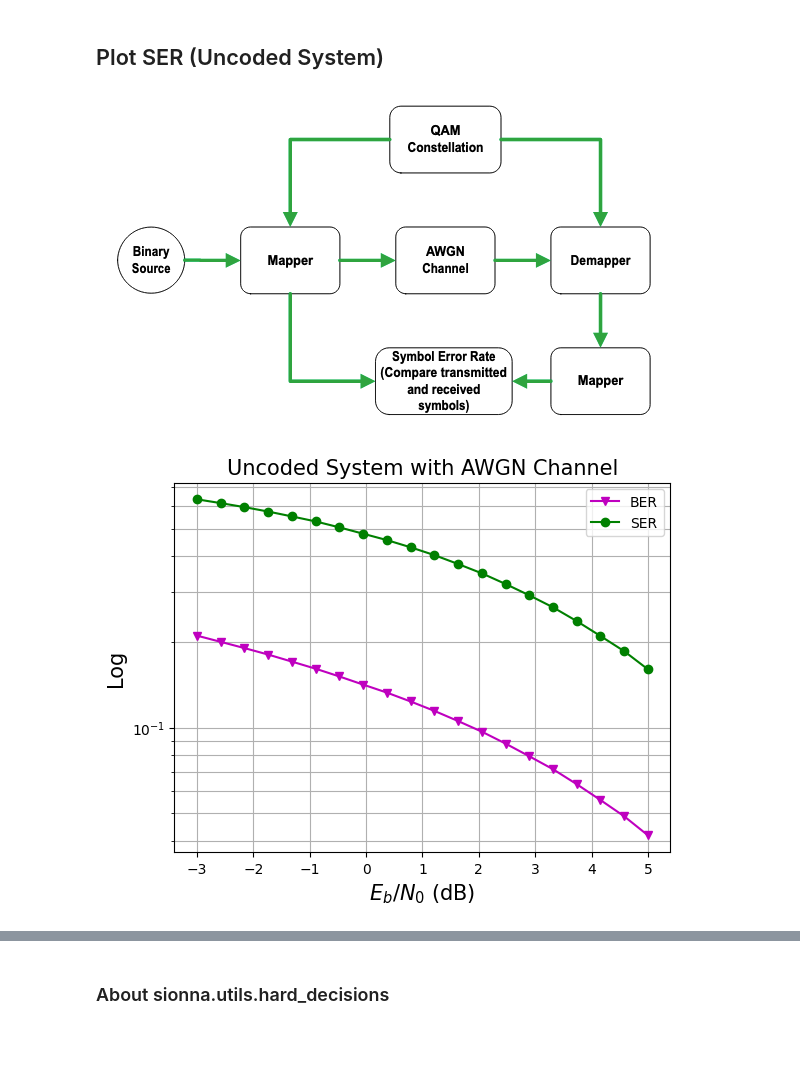
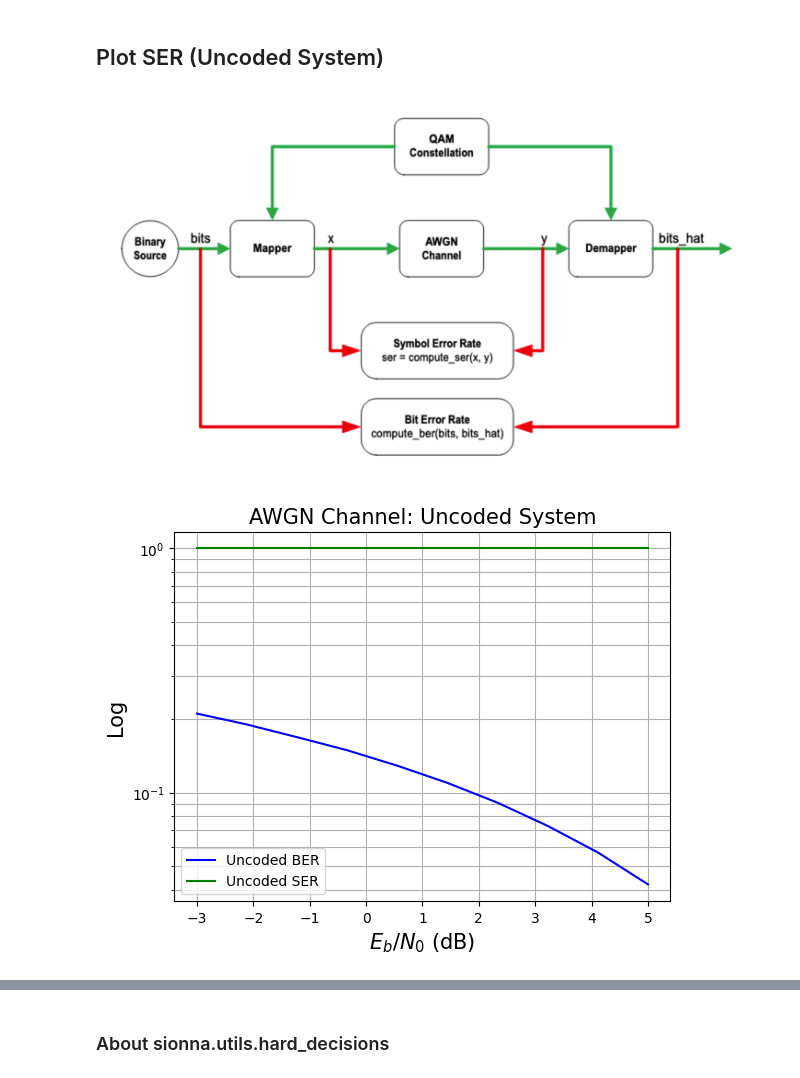
Before and after one commit to leeofaith/sionna, a Jupyter notebook: Jupyter Notebooks/Notes.ipynb, the cells around one changed output, grey strips where cells are left out. Cells and saved outputs as stored; diff of their text form; code cells hidden in the pictures; blank space fills up the shorter version.

```diff
--- a/Jupyter Notebooks/Notes.ipynb
+++ b/Jupyter Notebooks/Notes.ipynb
@@ -236,7 +236,7 @@ decoder = sn.fec.polar.Polar5GDecoder(encoder,
 # %% [markdown]
 ## Plot SER (Uncoded System)
 # %% [markdown]
-![image.png](attachment:image.png)
+![image.png](attachment:image-2.png)
 # %%
 # Imports & Basics
 
@@ -288,68 +288,45 @@ binary_source = sn.utils.BinarySource()
 
 # AWGN channel
 awgn_channel = sn.channel.AWGN()
-
+snrs = []
 bers = []
 sers = []
-snrs = []
 
-for EBN0_DB in np.linspace(EBN0_DB_MIN,EBN0_DB_MAX,20):
+for EBN0_DB in np.linspace(EBN0_DB_MIN,EBN0_DB_MAX,10):
     no = sn.utils.ebnodb2no(ebno_db=EBN0_DB,
                             num_bits_per_symbol=NUM_BITS_PER_SYMBOL,
                             coderate=1.0) # Coderate set to 1 as we do uncoded transmission here
 
-    bits = binary_source([BATCH_SIZE,
-                        BLOCK_LENGTH]) # Blocklength
-    #print("Shape of bits: ", bits.shape)
-    #print(bits)
+    bits = binary_source([BATCH_SIZE,BLOCK_LENGTH]) # Blocklength
 
     x = mapper(bits)
-    #print("Shape of x: ", x.shape)
-    #print("x=",x)
 
     y = awgn_channel([x, no])
-    #print("Shape of y: ", y.shape)
-    #print("y=",y)
 
     llr = demapper([y, no])
-    #print("Shape of llr: ", llr.shape)
-    #print("llr=",llr)
 
     bits_hat = hard_decisions(llr)
 
-    x_hat = mapper(bits_hat)
+    ber = compute_ber(bits, bits_hat)
 
-    ber = compute_ber(bits, bits_hat)
-    #print("Shape of ber: ", ber.shape)
-    #print('ber=', ber)
-    ser = compute_ser(x, x_hat)
-    #print("Shape of ser: ", ser.shape)
-    #print('ser=', ser)
+    ser = compute_ser(x, y)
 
+    snrs += [EBN0_DB]
     bers += [ber]
     sers += [ser]
-    snrs += [EBN0_DB]
 
-#print('snrs=', snrs)
-#print('bers=', bers)
-#print('Shape of bers', bers.shape)
-#print('sers=', sers)
-#print('Shape of sers', snrs.shape)
-
-title = "Uncoded System with AWGN Channel"
+title = "AWGN Channel: Uncoded System"
 xlabel = "$E_b/N_0$ (dB)"
 ylabel = "Log"
-legend1 = 'BER'
-legend2 = 'SER'
 plt.title(title, fontsize=15)
 plt.xticks(fontsize=10)
 plt.yticks(fontsize=10)
 plt.xlabel(xlabel, fontsize=15)
 plt.ylabel(ylabel, fontsize=15)
 plt.grid(which="both")
-plt.semilogy(snrs, bers, 'm-v', label='BER')
-plt.semilogy(snrs, sers, 'g-o', label='SER')
-plt.legend(loc='upper right', fontsize=10)
+plt.semilogy(snrs, bers, 'b', label='Uncoded BER')
+plt.semilogy(snrs, sers, 'g', label='Uncoded SER')
+plt.legend(loc='lower left', fontsize=10)
 plt.show()
 # %% [output]
-[figure, old version]
+[figure, new version]
```
Also changed, not shown: parts of 5 cells of this notebook.
